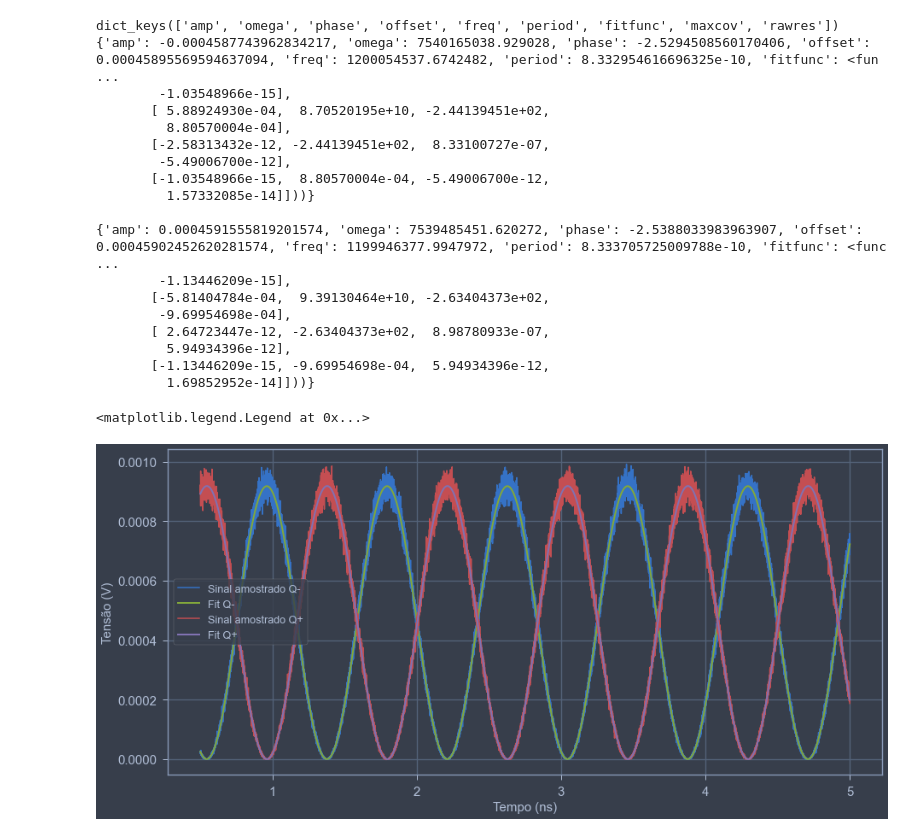
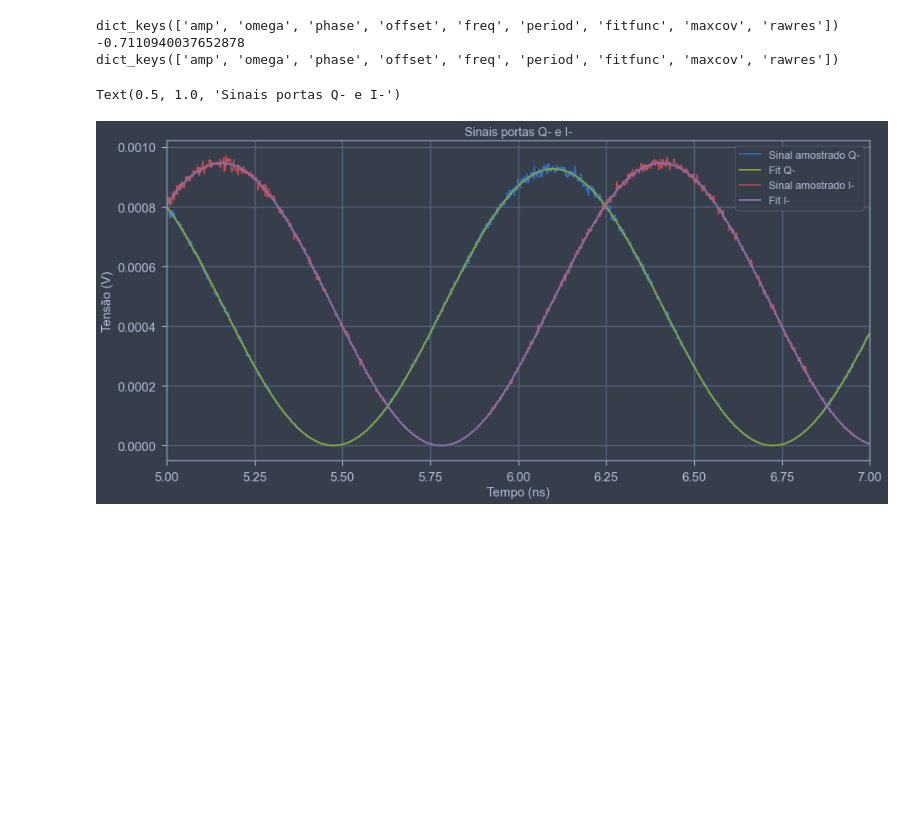
Before and after one commit to LucasLobo7/Hybrid, a Jupyter notebook: icp/PhaseError.ipynb, the cells around one changed output. Drawn from its saved outputs; the diff is of its cells as text; code cells hidden in the pictures; blank space fills up the shorter version.

```diff
--- a/icp/PhaseError.ipynb
+++ b/icp/PhaseError.ipynb
@@ -47,5 +51,5 @@ def fit_sin(tt, yy):
 # %%
-inter = lumapi.INTERCONNECT(filename='hibrid.icp')
+inter = lumapi.INTERCONNECT(filename='Hibrid.icp')
 # %%
 onda = inter.getresult('OSC_1','signal')
 
@@ -85,55 +129,37 @@ dict_keys(['amp', 'omega', 'phase', 'offset', 'freq', 'period', 'fitfunc', 'maxc
 # %%
 onda = inter.getresult('OSC_1','signal')
 
 tempo = np.ndarray.flatten(onda['time'])[int(0.1*onda['time'].size):]
 sinal = np.ndarray.flatten(onda['amplitude (a.u.)'])[int(0.1*onda['time'].size):]
 
 fit = fit_sin(tempo,sinal)
 print(fit.keys())
 plt.plot(tempo*1e9,sinal,label = 'Sinal amostrado Q-')
+print(np.sin(2*np.pi*fit['freq']+fit['phase'])+fit['offset'])
 plt.plot(tempo*1e9,fit['amp']*np.sin(2*np.pi*fit['freq']*tempo+fit['phase'])+fit['offset'],linewidth=2,label = 'Fit Q-')
 
-fase = fit['phase']
-print(fit)
-print()
+
+onda = inter.getresult('OSC_3','signal')
+
+tempo = np.ndarray.flatten(onda['time'])[int(0.1*onda['time'].size):]
+sinal = np.ndarray.flatten(onda['amplitude (a.u.)'])[int(0.1*onda['time'].size):]
+
+fit = fit_sin(tempo,sinal)
+print(fit.keys())
+plt.plot(tempo*1e9,sinal,label = 'Sinal amostrado I-')
+plt.plot(tempo*1e9,fit['amp']*np.sin(2*np.pi*fit['freq']*tempo+fit['phase'])+fit['offset'],linewidth=2,label = 'Fit I-')
+
+plt.legend()
+plt.xlim(5,7)
 plt.xlabel(r'Tempo (ns)',fontsize =15)
 plt.ylabel(r'Tensão (V)',fontsize =15)
 plt.xticks(fontsize =15)
 plt.yticks(fontsize =15)
 plt.legend()
-
-onda = inter.getresult('OSC_2','signal')
-
-fase = fit['phase']
-
-tempo = np.ndarray.flatten(onda['time'])[int(0.1*onda['time'].size):]
-sinal = np.ndarray.flatten(onda['amplitude (a.u.)'])[int(0.1*onda['time'].size):]
-
-fit = fit_sin(tempo,sinal)
-
-plt.plot(tempo*1e9,sinal,label = 'Sinal amostrado Q+')
-plt.plot(tempo*1e9,fit['amp']*np.sin(2*np.pi*fit['freq']*tempo + fit['phase'])+fit['offset'],linewidth=2,label = 'Fit Q+')
-
-print(fit)
-plt.legend()
+plt.title('Sinais portas Q- e I-')
 # %% [output]
 dict_keys(['amp', 'omega', 'phase', 'offset', 'freq', 'period', 'fitfunc', 'maxcov', 'rawres'])
-{'amp': -0.0004587743962834217, 'omega': 7540165038.929028, 'phase': -2.5294508560170406, 'offset': 0.00045895569594637094, 'freq': 1200054537.6742482, 'period': 8.332954616696325e-10, 'fitfunc': <fun ...
-        -1.03548966e-15],
-       [ 5.88924930e-04,  8.70520195e+10, -2.44139451e+02,
-         8.80570004e-04],
-       [-2.58313432e-12, -2.44139451e+02,  8.33100727e-07,
-        -5.49006700e-12],
-       [-1.03548966e-15,  8.80570004e-04, -5.49006700e-12,
-         1.57332085e-14]]))}
-
-{'amp': 0.0004591555819201574, 'omega': 7539485451.620272, 'phase': -2.5388033983963907, 'offset': 0.00045902452620281574, 'freq': 1199946377.9947972, 'period': 8.333705725009788e-10, 'fitfunc': <func ...
-        -1.13446209e-15],
-       [-5.81404784e-04,  9.39130464e+10, -2.63404373e+02,
-        -9.69954698e-04],
-       [ 2.64723447e-12, -2.63404373e+02,  8.98780933e-07,
-         5.94934396e-12],
-       [-1.13446209e-15, -9.69954698e-04,  5.94934396e-12,
-         1.69852952e-14]]))}
+-0.7110940037652878
+dict_keys(['amp', 'omega', 'phase', 'offset', 'freq', 'period', 'fitfunc', 'maxcov', 'rawres'])
-<matplotlib.legend.Legend at 0x...>
+Text(0.5, 1.0, 'Sinais portas Q- e I-')
-[figure, old version]
+[figure, new version]
```
Also changed, not shown: parts of 16 cells of this notebook, 20 other files.
